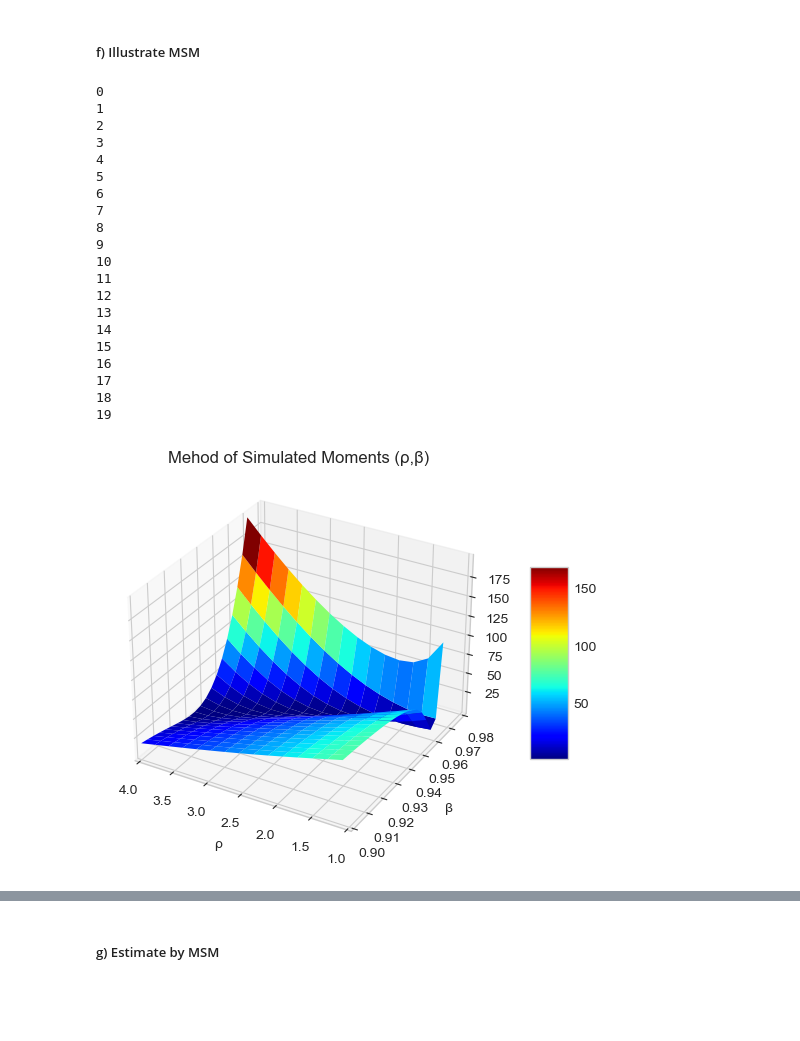
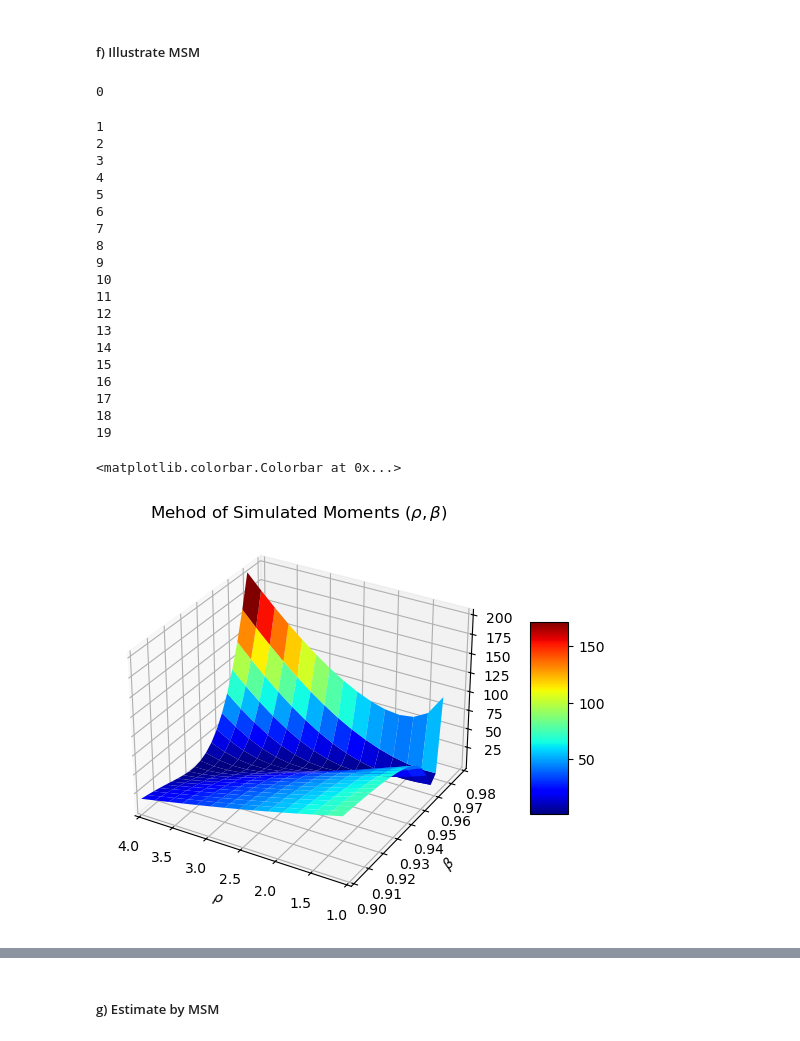
Before and after one commit to bschjerning/dp_ucph, a Jupyter notebook: 3_discrete_continuous_choice/exercises/ex_post/04_estimate_buffer_stock.ipynb, the cells around one changed output, grey strips where cells are left out. Cells and saved outputs as stored; diff of their text form; code cells hidden in the pictures; blank space fills up the shorter version.

```diff
--- a/3_discrete_continuous_choice/exercises/ex_post/04_estimate_buffer_stock.ipynb
+++ b/3_discrete_continuous_choice/exercises/ex_post/04_estimate_buffer_stock.ipynb
@@ -214,7 +209,7 @@ Number of iterartions:   19
 # %% [markdown]
 ##### e) MSM Settings
 # %%
-par.simN = 30000
+par.simN = 50000
 par.moments_minage = 40
 par.moments_maxage = 55
 par.moments_numsim = 1
@@ -231,70 +225,72 @@ data.moments = estimate.calc_moments(par,data)
 # %% [markdown]
 ##### f) Illustrate MSM
 # %%
-# Make grid
+# 1. make grids for parameters
 Nbeta = 20
 Nrho = 15
 beta = np.linspace(0.9,0.97,Nbeta)
 rho = np.linspace(1.1,4,Nrho)
 
-# Allocate
-obj = np.nan + np.zeros((Nbeta,Nrho))
+# 2. allocate
+obj = np.zeros((Nbeta,Nrho)) + np.nan
 
-# Find objective function for each combination of beta and rho
+# 3. find objective function for each combination of beta and rho
 for i in range(Nbeta):
+
     print(i)
+
     for j in range(Nrho):
+
         est_par = ['beta','rho']
         theta0 = [beta[i], rho[j]]
         obj[i,j]=estimate.sum_squared_diff_moments(theta0,model,est_par,data)
 
-#Re-inset the true parameters
+# 4. re-inset the true parameters
 par.beta = copy.copy(par_beta)
 par.rho = copy.copy(par_rho)
 # %% [output]
 0
-1
-2
-3
-4
-5
-6
-7
-8
-9
-10
-11
-12
-13
-14
-15
-16
-17
-18
-19
+1
+2
+3
+4
+5
+6
+7
+8
+9
+10
+11
+12
+13
+14
+15
+16
+17
+18
+19
 # %%
-#Plot figure in three dimensions
+# 1. plot figure in three dimensions
 fig = plt.figure(figsize=(10,5))
 ax = fig.add_subplot(1,1,1,projection='3d')
 
-# Make data.
+# 2. make data
 X, Y = np.meshgrid(rho, beta)
 
-# Plot the surface.
+# 3. plot the surface.
 surf = ax.plot_surface(X, Y, obj, cmap=cm.jet)
 
-# Customize the axis.
-ax.set_xlabel(f'\u03C1')
-ax.set_ylabel(f'\u03B2')
-ax.set_title(f'Mehod of Simulated Moments (\u03C1,\u03B2)')
+# 4. customize the axis.
+ax.set_xlabel(r'$\rho$')
+ax.set_ylabel(r'$\beta$')
+ax.set_title(rf'Mehod of Simulated Moments $(\rho, \beta)$')
 ax.set_xlim(1.0,4.0)
 ax.set_ylim(0.9,0.98)
 ax.invert_xaxis()
 
-# Add a color bar which maps values to colors.
+# 5. add a color bar which maps values to colors.
 fig.colorbar(surf, shrink=0.5, aspect=5)
-
-plt.show()
 # %% [output]
+<matplotlib.colorbar.Colorbar at 0x...>
-[figure, old version]
+[figure, new version]
 # %%
```
Also changed, not shown: parts of 17 cells of this notebook, 15 other files.
